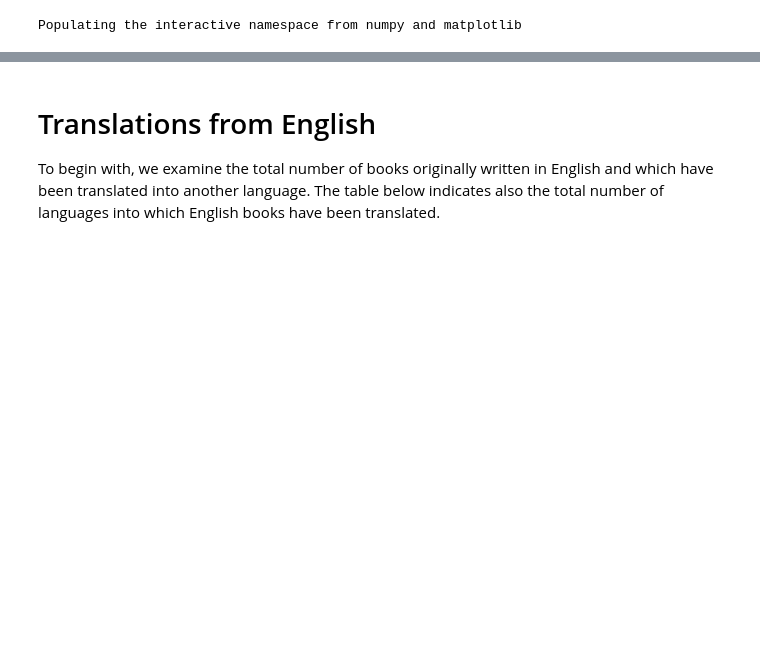
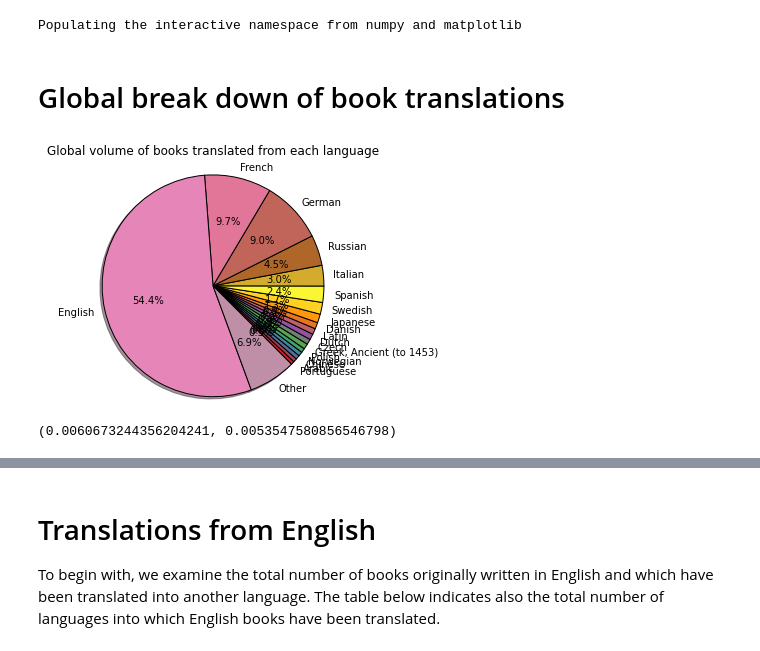
Before and after one commit to c-martinez/BeyondTheBook, a Jupyter notebook: Unesco translationum.ipynb, the cells around one changed output, grey strips where cells are left out. Cells and saved outputs as stored; diff of their text form; code cells hidden in the pictures; blank space fills up the shorter version.

```diff
--- a/Unesco translationum.ipynb
+++ b/Unesco translationum.ipynb
@@ -10,3 +10,27 @@ Populating the interactive namespace from numpy and matplotlib
 # %%
 data = pd.read_csv('unesco_xtrans_stats.csv', sep='\t', index_col=0)
 data = data.fillna(0)
+# %% [markdown]
+# Global break down of book translations
+# %%
+data_world = data.sum()
+
+pct = 0.005
+data_world_pie = data_world[data_world>0]
+data_world_pie = data_world_pie / data_world_pie.sum()
+data_world_pie.sort()
+fracs = data_world_pie[data_world_pie>pct].values.tolist()
+labels = data_world_pie[data_world_pie>pct].index.tolist()
+fracs.append(1 - sum(fracs))
+labels.append('Other')
+
+cs = cm.Set1(np.arange(len(labels))/len(labels))
+pie(fracs, labels=labels, autopct='%1.1f%%', shadow=True, startangle=-45, colors=cs)
+title('Global volume of books translated from each language\n')
+axis('equal');
+# %% [output]
+[figure, added]
+# %%
+data_world['Chinese']/data_world.sum(), data_world['Arabic']/data_world.sum()
+# %% [output]
+(0.0060673244356204241, 0.0053547580856546798)
```
Also changed, not shown: parts of 4 cells of this notebook, 1 other file.
